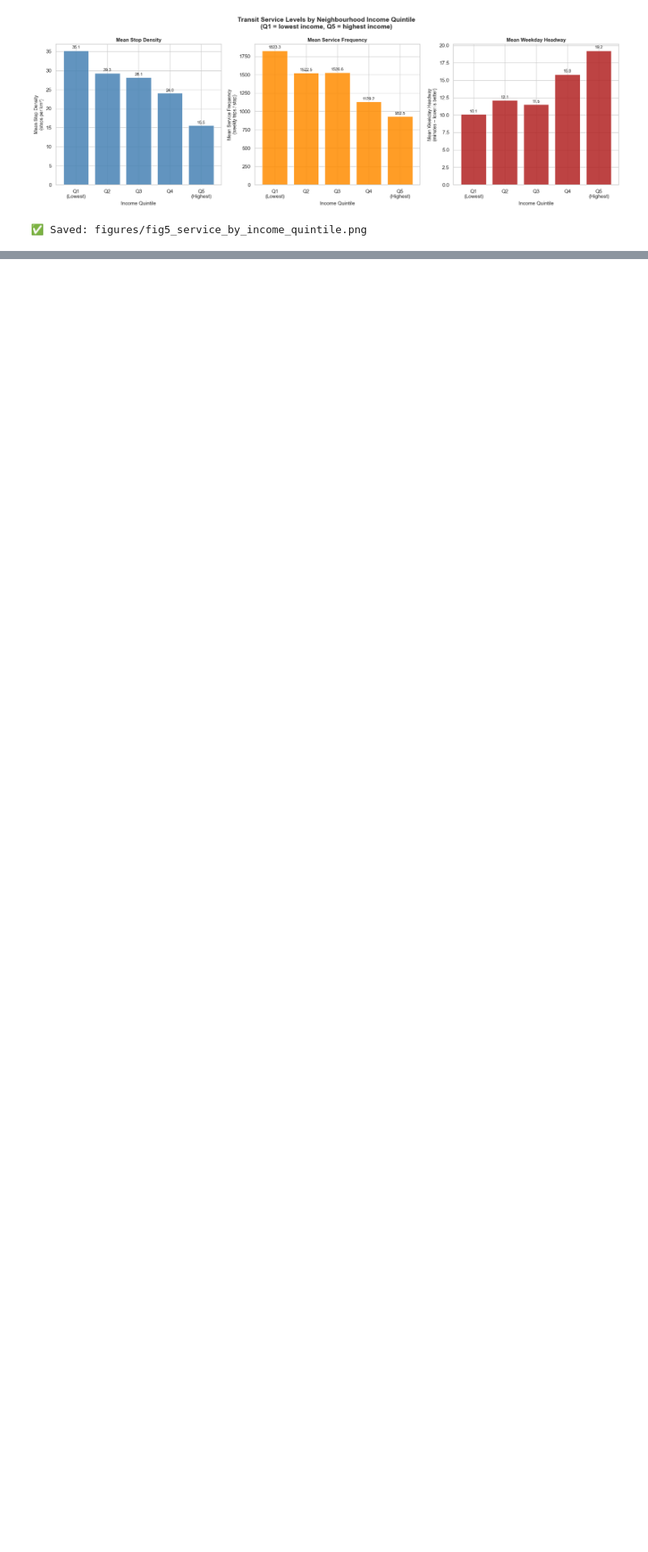
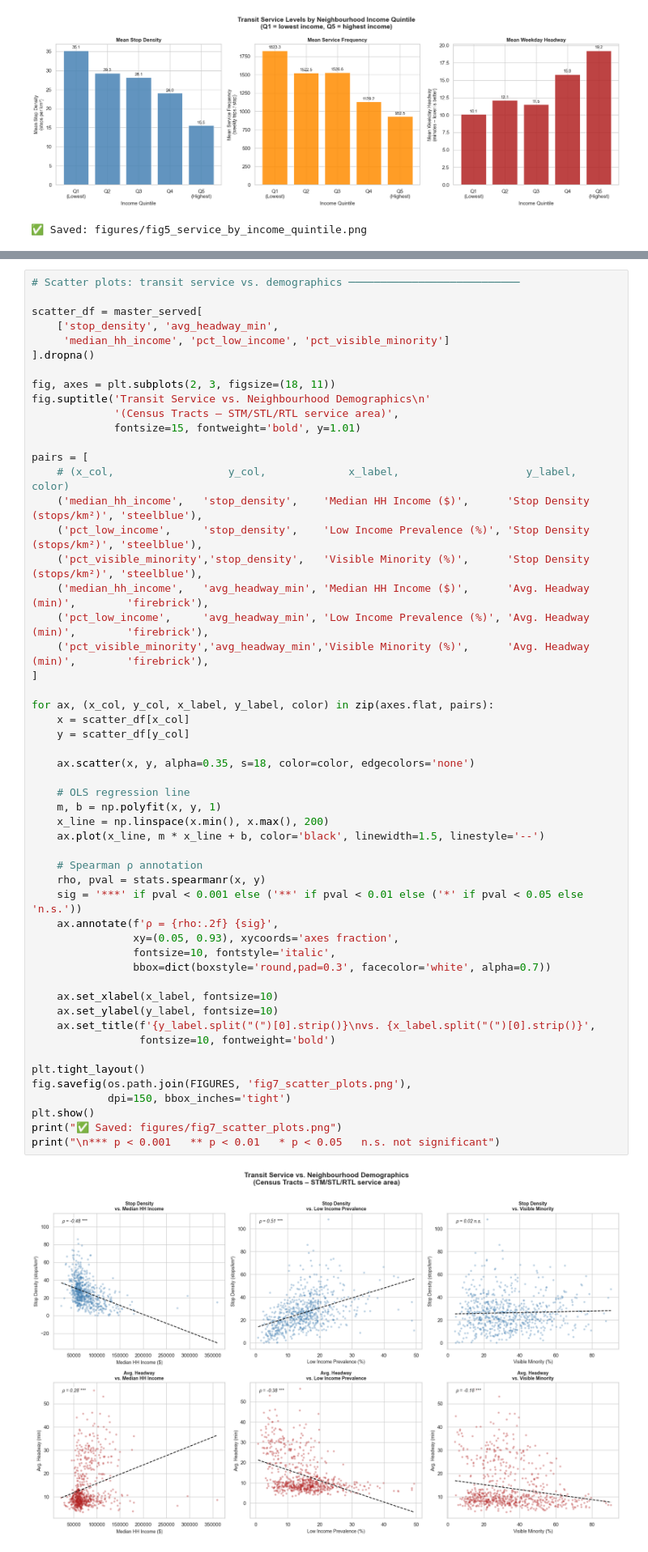
Before and after one commit to bruna-bado/transit-equity-montreal, a Jupyter notebook: notebooks/analysis.ipynb, the cells around one changed output, grey strips where cells are left out. Shown at 81% size. Saved outputs shown, nothing was run; the diff lists cells and outputs as text; blank space fills up the shorter version.

```diff
--- a/notebooks/analysis.ipynb
+++ b/notebooks/analysis.ipynb
@@ -1635,0 +1781,55 @@ These observations frame the hypotheses tested in Section 6.
+# %%
+# Scatter plots: transit service vs. demographics ───────────────────────────
+
+scatter_df = master_served[
+    ['stop_density', 'avg_headway_min',
+     'median_hh_income', 'pct_low_income', 'pct_visible_minority']
+].dropna()
+
+fig, axes = plt.subplots(2, 3, figsize=(18, 11))
+fig.suptitle('Transit Service vs. Neighbourhood Demographics\n'
+             '(Census Tracts – STM/STL/RTL service area)',
+             fontsize=15, fontweight='bold', y=1.01)
+
+pairs = [
+    # (x_col,                  y_col,             x_label,                    y_label,                color)
+    ('median_hh_income',   'stop_density',    'Median HH Income ($)',      'Stop Density (stops/km²)', 'steelblue'),
+    ('pct_low_income',     'stop_density',    'Low Income Prevalence (%)', 'Stop Density (stops/km²)', 'steelblue'),
+    ('pct_visible_minority','stop_density',   'Visible Minority (%)',      'Stop Density (stops/km²)', 'steelblue'),
+    ('median_hh_income',   'avg_headway_min', 'Median HH Income ($)',      'Avg. Headway (min)',        'firebrick'),
+    ('pct_low_income',     'avg_headway_min', 'Low Income Prevalence (%)', 'Avg. Headway (min)',        'firebrick'),
+    ('pct_visible_minority','avg_headway_min','Visible Minority (%)',      'Avg. Headway (min)',        'firebrick'),
+]
+
+for ax, (x_col, y_col, x_label, y_label, color) in zip(axes.flat, pairs):
+    x = scatter_df[x_col]
+    y = scatter_df[y_col]
+
+    ax.scatter(x, y, alpha=0.35, s=18, color=color, edgecolors='none')
+
+    # OLS regression line
+    m, b = np.polyfit(x, y, 1)
+    x_line = np.linspace(x.min(), x.max(), 200)
+    ax.plot(x_line, m * x_line + b, color='black', linewidth=1.5, linestyle='--')
+
+    # Spearman ρ annotation
+    rho, pval = stats.spearmanr(x, y)
+    sig = '***' if pval < 0.001 else ('**' if pval < 0.01 else ('*' if pval < 0.05 else 'n.s.'))
+    ax.annotate(f'ρ = {rho:.2f} {sig}',
+                xy=(0.05, 0.93), xycoords='axes fraction',
+                fontsize=10, fontstyle='italic',
+                bbox=dict(boxstyle='round,pad=0.3', facecolor='white', alpha=0.7))
+
+    ax.set_xlabel(x_label, fontsize=10)
+    ax.set_ylabel(y_label, fontsize=10)
+    ax.set_title(f'{y_label.split("(")[0].strip()}\nvs. {x_label.split("(")[0].strip()}',
+                 fontsize=10, fontweight='bold')
+
+plt.tight_layout()
+fig.savefig(os.path.join(FIGURES, 'fig7_scatter_plots.png'),
+            dpi=150, bbox_inches='tight')
+plt.show()
+print("✅ Saved: figures/fig7_scatter_plots.png")
+print("\n*** p < 0.001   ** p < 0.01   * p < 0.05   n.s. not significant")
+# %% [output]
+[figure, added]
```
Also changed, not shown: parts of 27 cells of this notebook, 4 other files.
